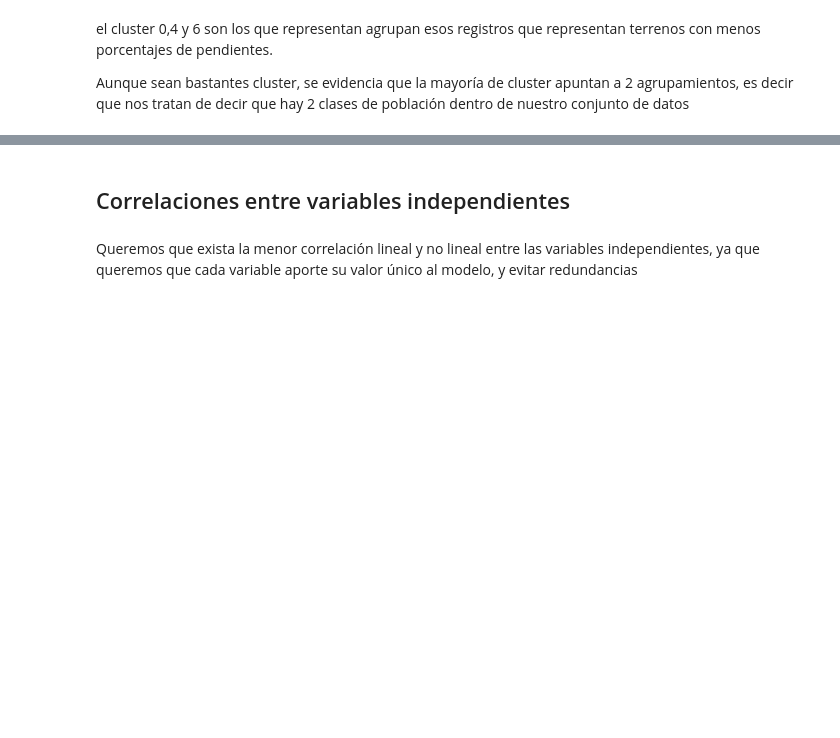
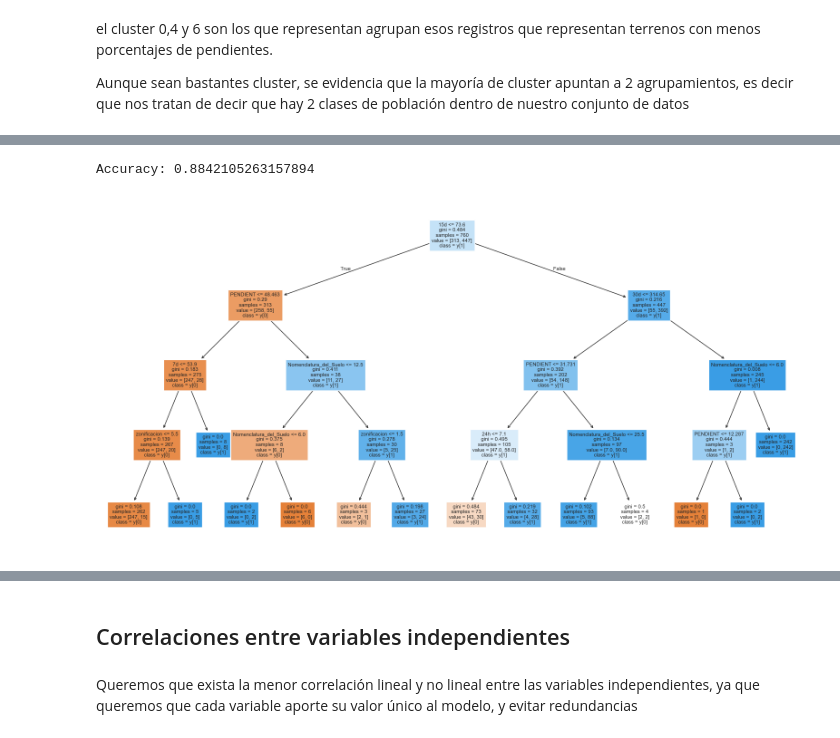
Before and after one commit to SimonLopezR/estimacion_riesgo_deslizamiento, a Jupyter notebook: docs/eda.ipynb, the cells around one changed output, grey strips where cells are left out. Saved outputs shown, nothing was run; the diff lists cells and outputs as text; code cells hidden in the pictures; blank space fills up the shorter version.

```diff
--- a/docs/eda.ipynb
+++ b/docs/eda.ipynb
@@ -322,0 +354,39 @@ Aunque sean bastantes cluster, se evidencia que la mayoría de cluster apuntan a
+# %%
+independent_var_erase=['10d'] # Eliminamos la variable de precipitacion acumulada a 10 dias
+dependent_var='deslizamientos'
+independent_var=[x for x in df.columns if x not in independent_var_erase and x not in dependent_var]
+X=df[independent_var]
+y=df[dependent_var]
+VAR_categorical_cols = [cname for cname in X.columns if X[cname].dtype == "object"]
+VAR_numerical_cols = [cname for cname in X.columns if X[cname].dtype in ['int64', 'float64']]
+VAR_cols = VAR_categorical_cols + VAR_numerical_cols
+label_encoders = {}
+
+for feature in VAR_categorical_cols:
+    le = LabelEncoder()
+    X[feature] = le.fit_transform(X[feature])
+    label_encoders[feature] = le
+
+X_train, X_test, y_train, y_test = train_test_split(X, y, train_size=0.8, test_size=0.2,random_state=23)
+# %%
+tree = DecisionTreeClassifier(max_depth=4)
+tree.fit(X_train, y_train)
+# Hacer predicciones en el conjunto de prueba
+y_pred = tree.predict(X_test)
+
+# Medir el rendimiento (en clasificación, por ejemplo)
+accuracy = accuracy_score(y_test, y_pred)
+print(f'Accuracy: {accuracy}')
+# %% [output]
+Accuracy: 0.8842105263157894
+# %%
+plt.figure(figsize=(20,10))  # Ajustar el tamaño de la figura
+plot_tree(tree,
+          filled=True,
+          feature_names=X.columns,
+          class_names=True,
+          rounded=False,
+          fontsize=8)  # Ajustar el tamaño de la letra
+plt.show()
+# %% [output]
+[figure, added]
```
Also changed, not shown: parts of 18 cells of this notebook, 16 other files.
